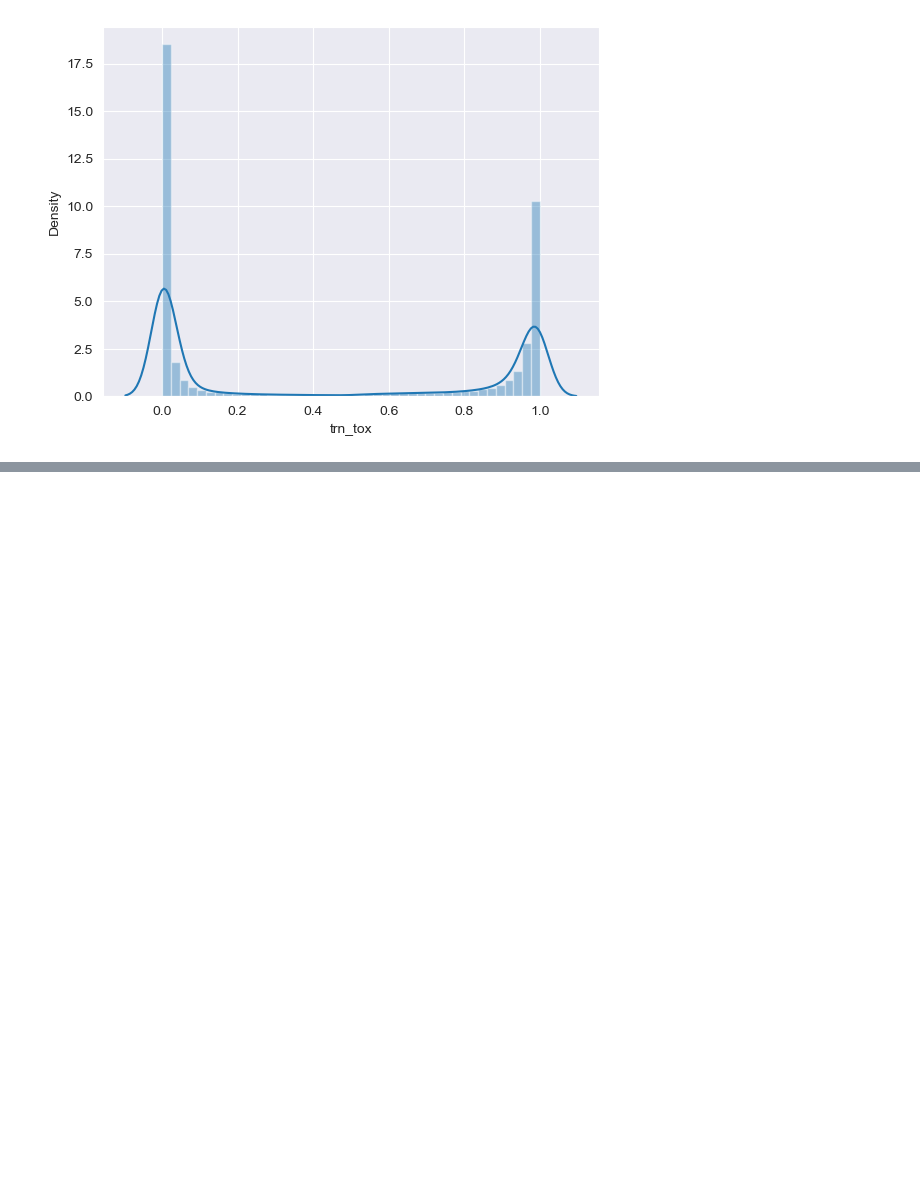
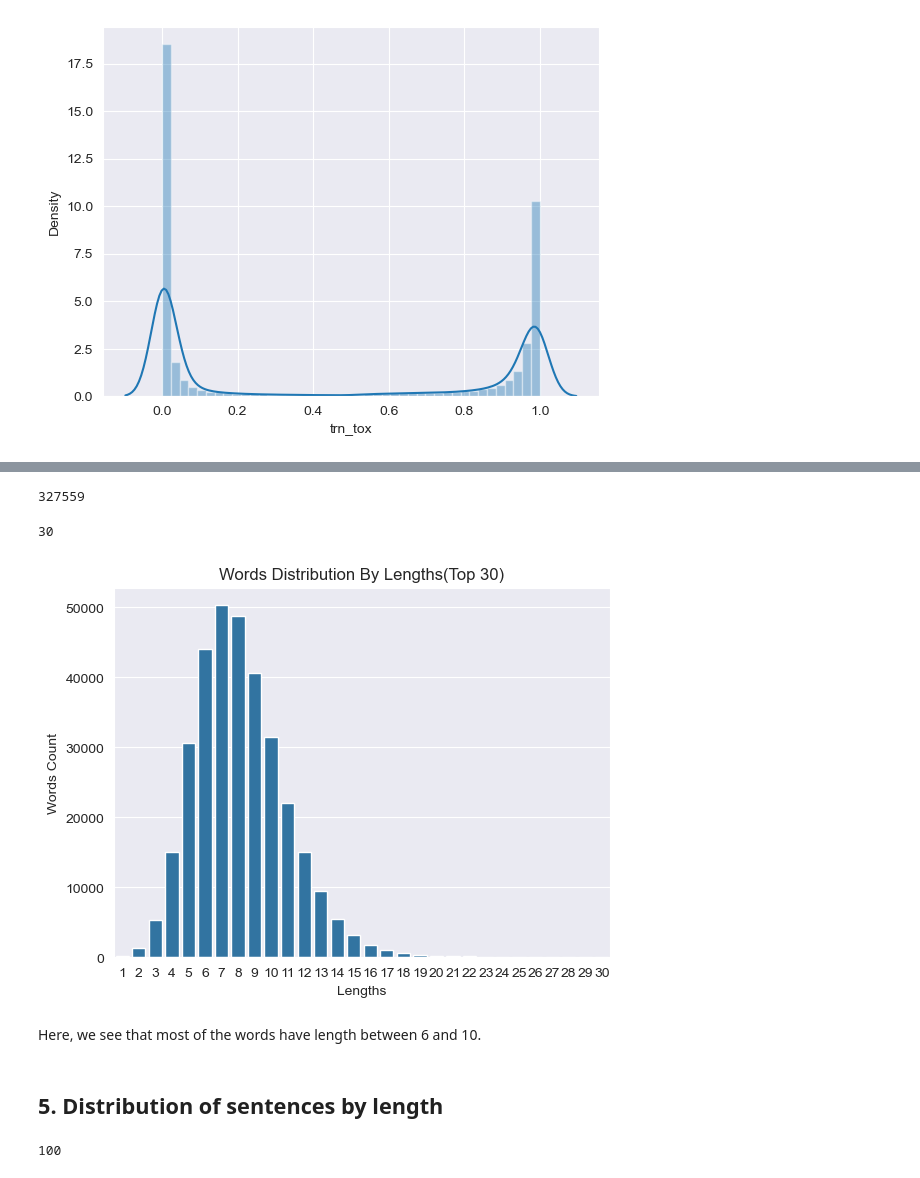
Before and after one commit to plov-cyber/pmldl-text-detoxification, a Jupyter notebook: notebooks/1.0-initial-data-exploration.ipynb, the cells around one changed output, grey strips where cells are left out. Cells and saved outputs as stored; diff of their text form; code cells hidden in the pictures; blank space fills up the shorter version.

```diff
--- a/notebooks/1.0-initial-data-exploration.ipynb
+++ b/notebooks/1.0-initial-data-exploration.ipynb
@@ -83,0 +87,34 @@ sns.distplot(dataset['trn_tox'])
+# %%
+all_sentences = dataset['reference'].tolist() + dataset['translation'].tolist()
+all_words = []
+for sent in all_sentences:
+    all_words.extend(sent.split())
+# %%
+all_words = set(all_words)
+# %%
+len(all_words)
+# %% [output]
+327559
+# %%
+words_lengths = list(map(len, all_words))
+unique_lengths = sorted(list(set(words_lengths)))[:30]
+# %%
+len(unique_lengths)
+# %% [output]
+30
+# %%
+lengths_count = [words_lengths.count(l) for l in unique_lengths]
+# %%
+ax = sns.barplot(x=unique_lengths, y=lengths_count)
+
+ax.set_xlabel('Lengths')
+ax.set_ylabel('Words Count')
+ax.set_title('Words Distribution By Lengths(Top 30)')
+
+plt.show()
+# %% [output]
+[figure, added]
+# %% [markdown]
+Here, we see that most of the words have length between 6 and 10.
+# %% [markdown]
+## 5. Distribution of sentences by length
@@ -83,0 +124,4 @@ sns.distplot(dataset['trn_tox'])
+# %%
+len(unique_sent_lengths)
+# %% [output]
+100
```
Also changed, not shown: parts of 5 cells of this notebook, 11 other files.
